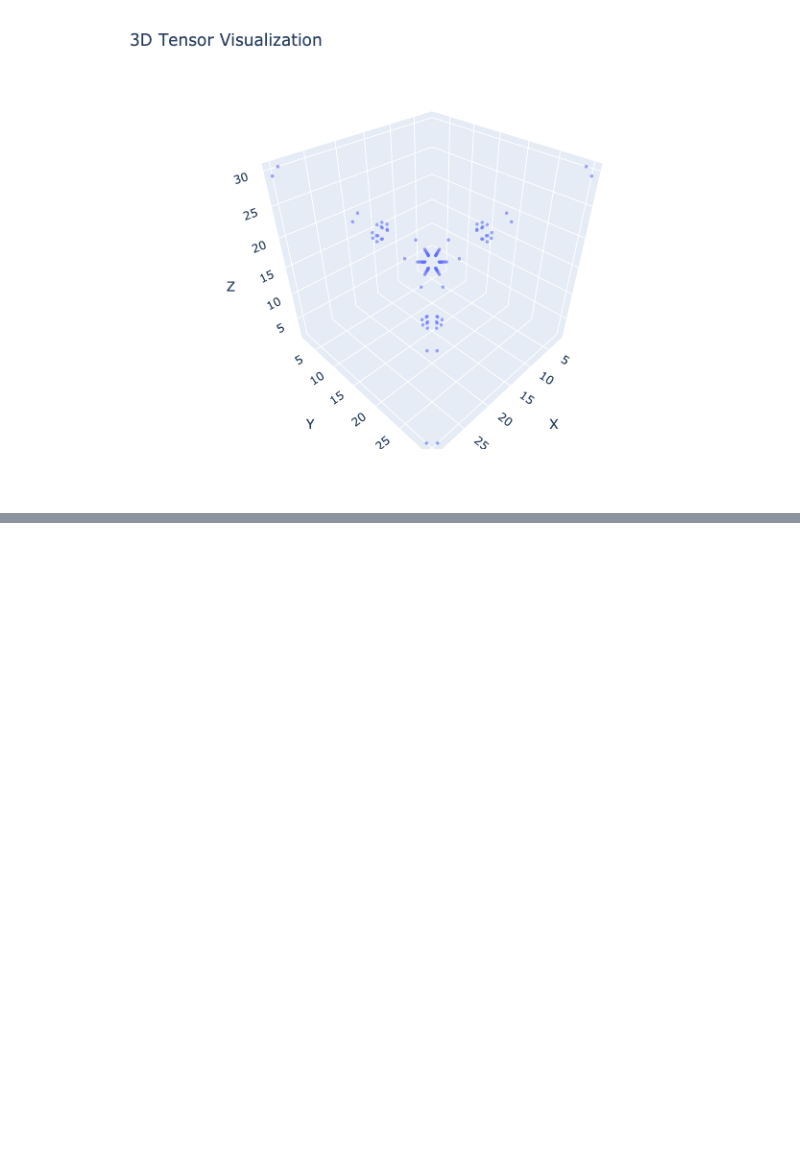
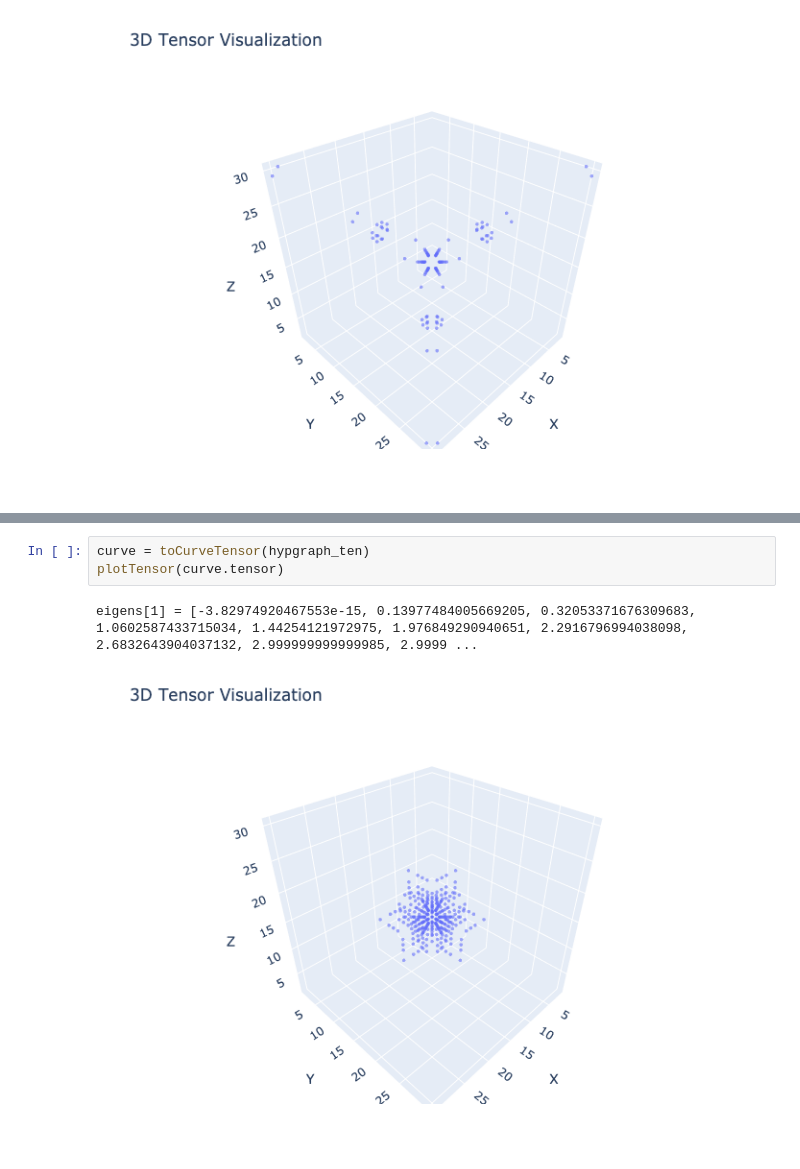
Before and after one commit to thetensor-space/OpenDleto, a Jupyter notebook: examples/Hypergraph.ipynb, the cells around one changed output, grey strips where cells are left out. Saved outputs shown, nothing was run; the diff lists cells and outputs as text; blank space fills up the shorter version.

```diff
--- a/examples/Hypergraph.ipynb
+++ b/examples/Hypergraph.ipynb
@@ -75,3 +75,9 @@ eigens[1] = [-7.88501156486917e-15, -2.9045899244935065e-15, -7.839734147271726e
+# %%
+curve = toCurveTensor(hypgraph_ten)
+plotTensor(curve.tensor)
+# %% [output]
+eigens[1] = [-3.82974920467553e-15, 0.13977484005669205, 0.32053371676309683, 1.0602587433715034, 1.44254121972975, 1.976849290940651, 2.2916796994038098, 2.6832643904037132, 2.999999999999985, 2.9999 ...
+[figure, added]
 # %% [markdown]
 ## Making a hypergraph
 
```
Also changed, not shown: parts of 11 cells of this notebook, 1 other file.
